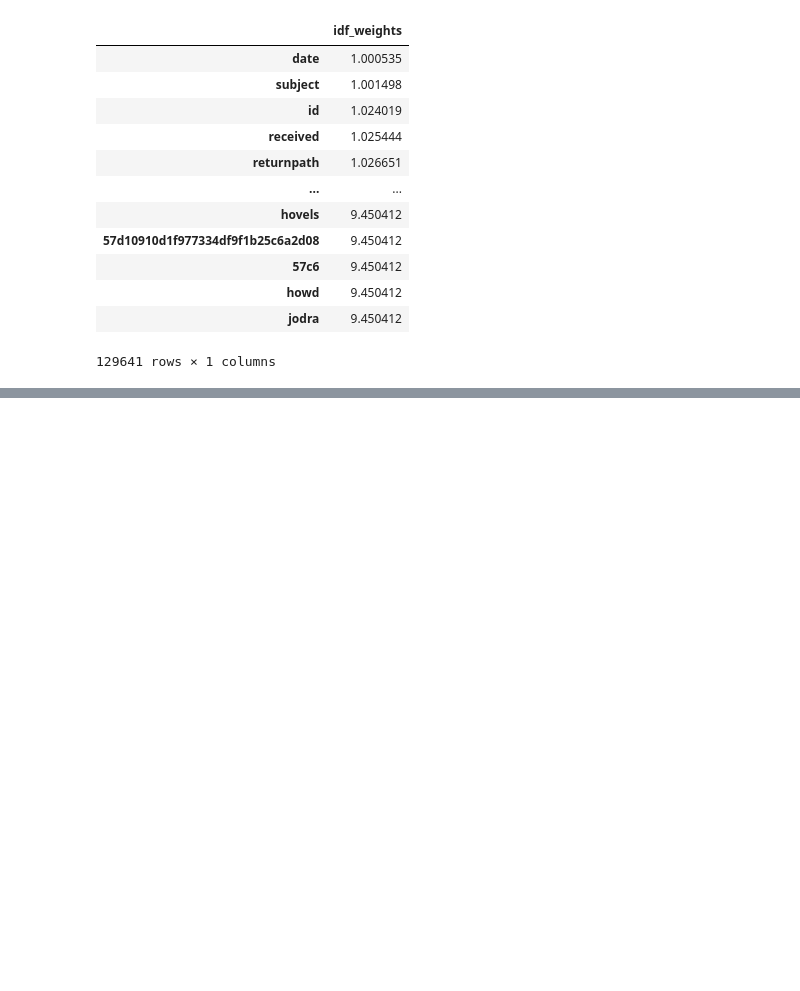
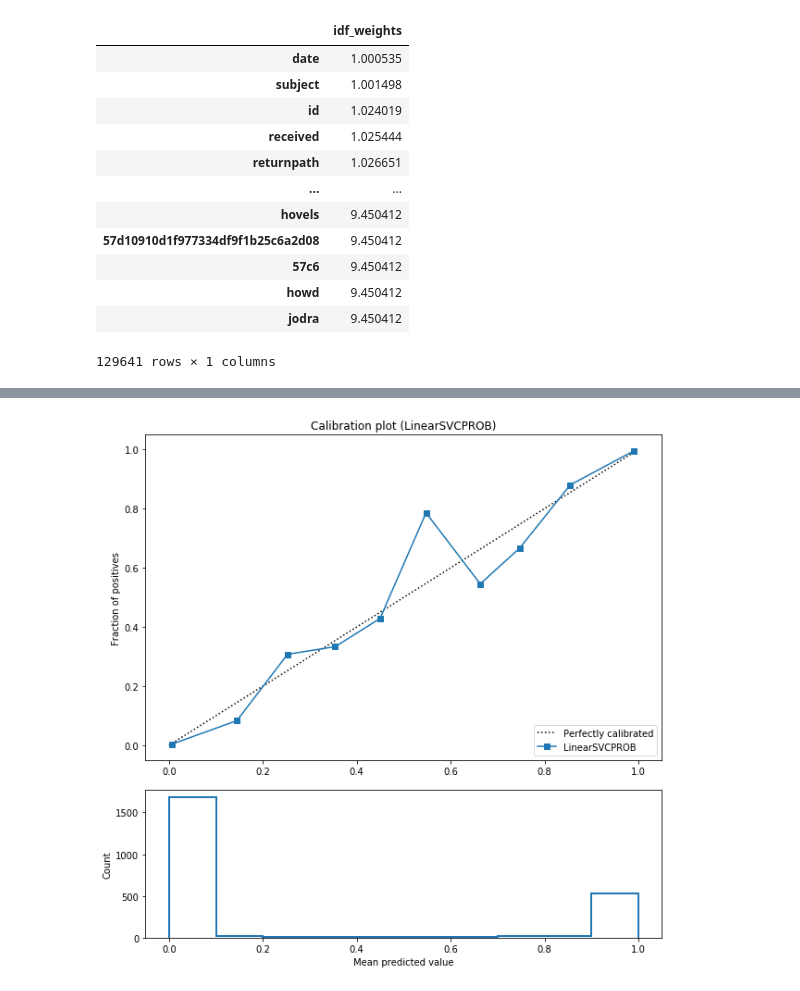
Before and after one commit to bodief/random, a Jupyter notebook: CalibratedClassifierCV_Example.ipynb, the cells around one changed output, grey strips where cells are left out. Cells and saved outputs as stored; diff of their text form; code cells hidden in the pictures; blank space fills up the shorter version.

```diff
--- a/CalibratedClassifierCV_Example.ipynb
+++ b/CalibratedClassifierCV_Example.ipynb
@@ -150,0 +206,17 @@ print(classification_report(y_test, predictions, target_names=target_names))
+# %%
+%%time
+from sklearn.linear_model import LogisticRegression
+
+
+lgr = LogisticRegression(C=1, solver='lbfgs')
+
+calibrated_clf = CalibratedClassifierCV(base_estimator=lgr, cv=10,method='sigmoid')
+
+lg_text_clf = Pipeline([
+  ('vect', CountVectorizer()),
+   ('tfidf', TfidfTransformer()),
+('calibrated_clf',calibrated_clf)])
+
+lg_text_clf.fit(X_train,y_train)
+
+lg_prob = lg_text_clf.predict_proba(X_test)[:,1]
@@ -151,3 +225,7 @@ print(classification_report(y_test, predictions, target_names=target_names))
+# %%
+plot_calibration_curve('LinearSVCPROB',1, lg_prob)
+# %% [output]
+[figure, added]
 # %%
 df_idf.to_excel("weights.xlsx")
 # %%
```
Also changed, not shown: parts of 18 cells of this notebook.
